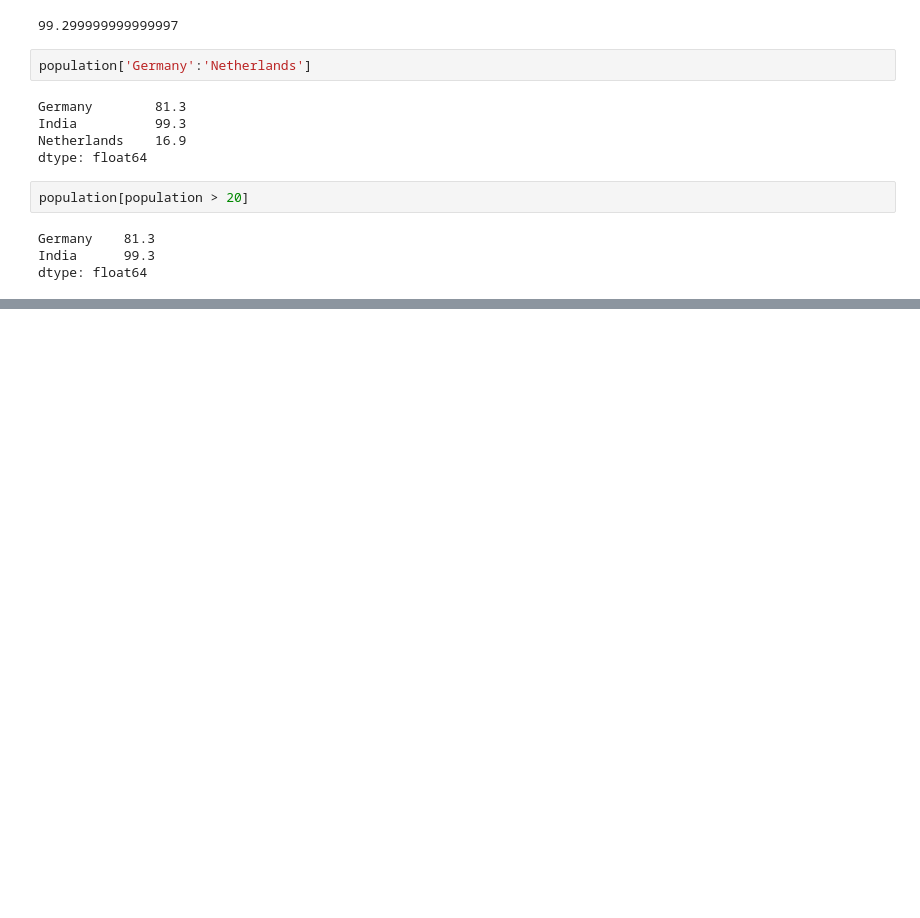
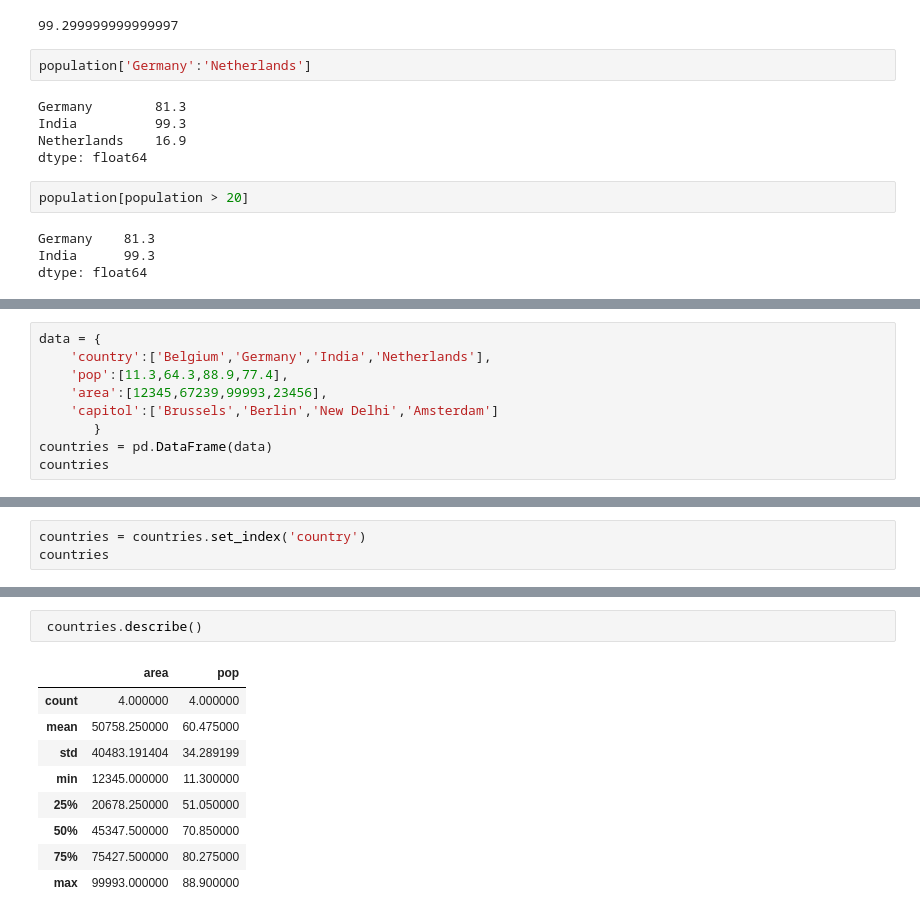
Before and after one commit to Puneet-Shivanand/pandas-101, a Jupyter notebook: Pandas_tutorial.ipynb, the cells around one changed output, grey strips where cells are left out. Cells and saved outputs as stored; diff of their text form; blank space fills up the shorter version.

```diff
--- a/Pandas_tutorial.ipynb
+++ b/Pandas_tutorial.ipynb
@@ -63,0 +109,9 @@ population.mean
+# %%
+data = {
+    'country':['Belgium','Germany','India','Netherlands'],
+    'pop':[11.3,64.3,88.9,77.4],
+    'area':[12345,67239,99993,23456],
+    'capitol':['Brussels','Berlin','New Delhi','Amsterdam']
+       }
+countries = pd.DataFrame(data)
+countries
@@ -63,0 +169,3 @@ population.mean
+# %%
+countries = countries.set_index('country')
+countries
@@ -63,0 +179,12 @@ population.mean
+# %%
+ countries.describe()
+# %% [output]
+|  | area | pop |
+| count | 4.000000 | 4.000000 |
+| mean | 50758.250000 | 60.475000 |
+| std | 40483.191404 | 34.289199 |
+| min | 12345.000000 | 11.300000 |
+| 25% | 20678.250000 | 51.050000 |
+| 50% | 45347.500000 | 70.850000 |
+| 75% | 75427.500000 | 80.275000 |
+| max | 99993.000000 | 88.900000 |
```
Also changed, not shown: parts of 20 cells of this notebook, 1 other file.
